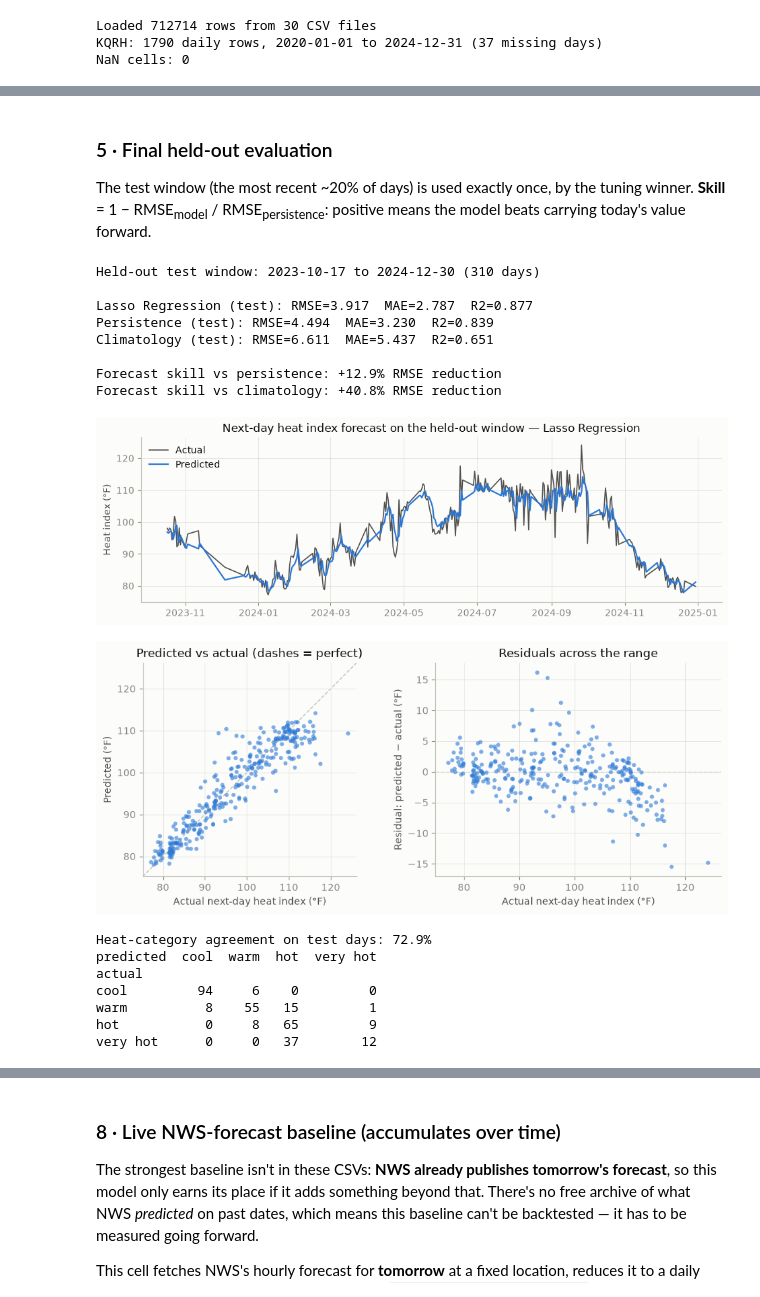
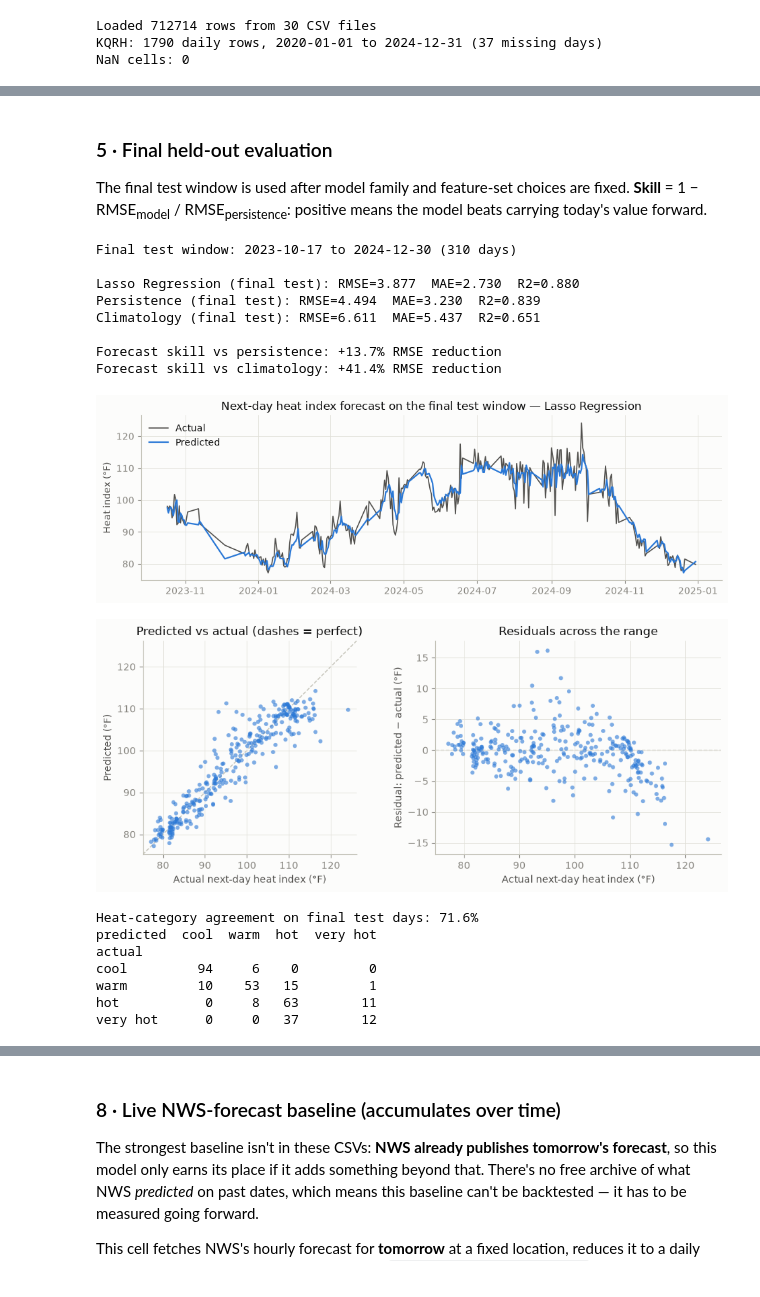
Before and after one commit to CatFatOw/Rice-To-Meet-You, a Jupyter notebook: heat_model_test.ipynb, the cells around one changed output, grey strips where cells are left out. Drawn from its saved outputs; the diff is of its cells as text; code cells hidden in the pictures.

```diff
--- a/heat_model_test.ipynb
+++ b/heat_model_test.ipynb
@@ -256,7 +284,9 @@ models = {
     "Gradient Boosting": GradientBoostingRegressor(random_state=random_state),
     "Hist Gradient Boosting": HistGradientBoostingRegressor(random_state=random_state),
     "Support Vector Regression": SVR(),
-    "Neural Network (MLP)": MLPRegressor(random_state=random_state, max_iter=5000, early_stopping=True),
+    # sklearn's built-in early_stopping uses a random validation split, which is not
+    # time-series safe. Keep it off inside this chronological CV workflow.
+    "Neural Network (MLP)": MLPRegressor(random_state=random_state, max_iter=5000, early_stopping=False),
 }
 if xgboost_available:
     models["XGBoost"] = xgb.XGBRegressor(objective="reg:squarederror", random_state=random_state,
@@ -279,11 +309,15 @@ def as_pipeline(name, estimator):
     steps = ([("scaler", StandardScaler())] if name in scaled_models else []) + [("model", estimator)]
     return Pipeline(steps)
 
-# Expanding forward windows: every fold trains strictly on the past. Repeated shuffled
-# k-fold is invalid for a forecast (it trains on the future); 8 forward folds instead
-# give enough per-fold scores to judge whether ranking gaps exceed fold noise (the +/-).
-tscv = TimeSeriesSplit(n_splits=8)
+# Expanding forward windows with a one-day gap: every fold trains strictly on the
+# past, and the boundary row whose target is the first validation-fold day is purged.
+tscv = TimeSeriesSplit(n_splits=8, gap=forecast_horizon_days)
 scoring = {"rmse": "neg_root_mean_squared_error", "mae": "neg_mean_absolute_error", "r2": "r2"}
+
+def fold_climatology_rmse(train_idx, test_idx):
+    history_end = X_train.index[train_idx].max()
+    preds = climatology_prediction(X_train.index[test_idx], history_end)
+    return mean_squared_error(y_train.iloc[test_idx], preds) ** 0.5
 
 cv_rows = []
 for name, model in models.items():
@@ -303,9 +337,12 @@ persistence_rmse = np.array([
     mean_squared_error(y_train.iloc[test_idx], X_train["heat_index"].iloc[test_idx]) ** 0.5
     for _, test_idx in tscv.split(X_train)
 ])
+climatology_rmse = np.array([fold_climatology_rmse(train_idx, test_idx)
+                             for train_idx, test_idx in tscv.split(X_train)])
 print(f"Persistence baseline: RMSE={persistence_rmse.mean():.3f} (+/-{persistence_rmse.std():.3f})")
+print(f"Climatology baseline: RMSE={climatology_rmse.mean():.3f} (+/-{climatology_rmse.std():.3f})")
 
 cv_results_df = pd.DataFrame(cv_rows).sort_values("cv_rmse_mean").reset_index(drop=True)
-print("\nDefault-hyperparameter comparison (8 forward folds):")
+print("\nDefault-hyperparameter comparison (8 purged forward folds on train only):")
 print(cv_results_df.round(3).to_string(index=False))
 # %% [output]
@@ -443,7 +500,7 @@ Best model by tuned CV RMSE: Lasso Regression
 # %% [markdown]
 ### 5 · Final held-out evaluation
 
-The test window (the most recent ~20% of days) is used exactly once, by the tuning winner. **Skill** = 1 − RMSE<sub>model</sub> / RMSE<sub>persistence</sub>: positive means the model beats carrying today's value forward.
+The final test window is used after model family and feature-set choices are fixed. **Skill** = 1 − RMSE<sub>model</sub> / RMSE<sub>persistence</sub>: positive means the model beats carrying today's value forward.
 # %%
 import matplotlib.pyplot as plt
 
@@ -460,22 +517,23 @@ plt.rcParams.update({
 })
 
 final_model = tuned[best_name]["estimator"]
-final_model.fit(X_train, y_train)  # refit on the full training window
+final_model.fit(X_train_val, y_train_val)  # refit on all non-test data after selection is fixed
 pred_test = final_model.predict(X_test)
+clim_test = climatology_prediction(test.index, train_val.index.max())
 
-print(f"Held-out test window: {test.index.min().date()} to {test.index.max().date()} ({len(test)} days)\n")
-model_rmse = report_scores(f"{best_name} (test)", y_test, pred_test)
-persist_rmse = report_scores("Persistence (test)", y_test, X_test["heat_index"])
-clim_rmse = report_scores("Climatology (test)", y_test, clim_test)
+print(f"Final test window: {test.index.min().date()} to {test.index.max().date()} ({len(test)} days)\n")
+model_rmse = report_scores(f"{best_name} (final test)", y_test, pred_test)
+persist_rmse = report_scores("Persistence (final test)", y_test, X_test["heat_index"])
+clim_rmse = report_scores("Climatology (final test)", y_test, clim_test)
 print(f"\nForecast skill vs persistence: {1 - model_rmse / persist_rmse:+.1%} RMSE reduction")
 print(f"Forecast skill vs climatology: {1 - model_rmse / clim_rmse:+.1%} RMSE reduction")
 
-# Forecast overlay across the test window.
+# Forecast overlay across the final test window.
 fig, ax = plt.subplots(figsize=(9.5, 3.2))
 ax.plot(y_test.index, y_test, color=INK2, lw=1.2, label="Actual")
 ax.plot(y_test.index, pred_test, color=BLUE, lw=1.6, label="Predicted")
 ax.set_ylabel("Heat index (°F)")
-ax.set_title(f"Next-day heat index forecast on the held-out window — {best_name}")
+ax.set_title(f"Next-day heat index forecast on the final test window — {best_name}")
 ax.legend(frameon=False, loc="upper left")
 fig.tight_layout()
 plt.show()
@@ -485,47 +543,47 @@ residuals = pred_test - y_test
 fig, axes = plt.subplots(1, 2, figsize=(9.5, 4))
 lims = [min(y_test.min(), pred_test.min()) - 2, max(y_test.max(), pred_test.max()) + 2]
 axes[0].plot(lims, lims, color=BASELINE, lw=1, ls="--", zorder=1)
 axes[0].scatter(y_test, pred_test, s=18, color=BLUE, alpha=0.6, edgecolors="none", zorder=2)
 axes[0].set_xlim(lims)
 axes[0].set_ylim(lims)
 axes[0].set_aspect("equal")
 axes[0].set_xlabel("Actual next-day heat index (°F)")
 axes[0].set_ylabel("Predicted (°F)")
 axes[0].set_title("Predicted vs actual (dashes = perfect)")
 
 axes[1].axhline(0, color=BASELINE, lw=1, ls="--", zorder=1)
 axes[1].scatter(y_test, residuals, s=18, color=BLUE, alpha=0.6, edgecolors="none", zorder=2)
 axes[1].set_xlabel("Actual next-day heat index (°F)")
 axes[1].set_ylabel("Residual: predicted − actual (°F)")
 axes[1].set_title("Residuals across the range")
 fig.tight_layout()
 plt.show()
 
 # Heat-category labels from the forecast (the notebook's original downstream demo),
 # now evaluated as a classification: how often does the forecast land in the right bin?
 heat_bins = [-np.inf, 90, 100, 110, np.inf]
 heat_labels = ["cool", "warm", "hot", "very hot"]
 label_pred = pd.cut(pd.Series(pred_test, index=y_test.index), bins=heat_bins, labels=heat_labels, right=False)
 label_true = pd.cut(y_test, bins=heat_bins, labels=heat_labels, right=False)
-print(f"Heat-category agreement on test days: {(label_pred == label_true).mean():.1%}")
+print(f"Heat-category agreement on final test days: {(label_pred == label_true).mean():.1%}")
 print(pd.crosstab(label_true, label_pred, rownames=["actual"], colnames=["predicted"]))
 # %% [output]
-Held-out test window: 2023-10-17 to 2024-12-30 (310 days)
+Final test window: 2023-10-17 to 2024-12-30 (310 days)
 
-Lasso Regression (test): RMSE=3.917  MAE=2.787  R2=0.877
-Persistence (test): RMSE=4.494  MAE=3.230  R2=0.839
-Climatology (test): RMSE=6.611  MAE=5.437  R2=0.651
+Lasso Regression (final test): RMSE=3.877  MAE=2.730  R2=0.880
+Persistence (final test): RMSE=4.494  MAE=3.230  R2=0.839
+Climatology (final test): RMSE=6.611  MAE=5.437  R2=0.651
 
-Forecast skill vs persistence: +12.9% RMSE reduction
-Forecast skill vs climatology: +40.8% RMSE reduction
+Forecast skill vs persistence: +13.7% RMSE reduction
+Forecast skill vs climatology: +41.4% RMSE reduction
 [figure]
-[figure, old version]
+[figure, new version]
-Heat-category agreement on test days: 72.9%
+Heat-category agreement on final test days: 71.6%
 predicted  cool  warm  hot  very hot
 actual
 cool         94     6    0         0
-warm          8    55   15         1
-hot           0     8   65         9
+warm         10    53   15         1
+hot           0     8   63        11
 very hot      0     0   37        12
 # %% [markdown]
 ### 6 · What the model actually uses
```
Also changed, not shown: parts of 17 cells of this notebook, 21 other files.
